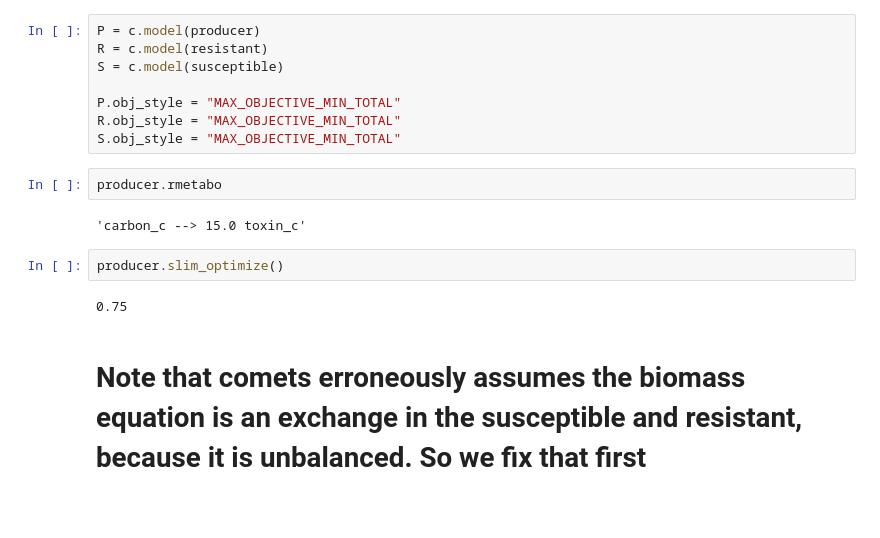
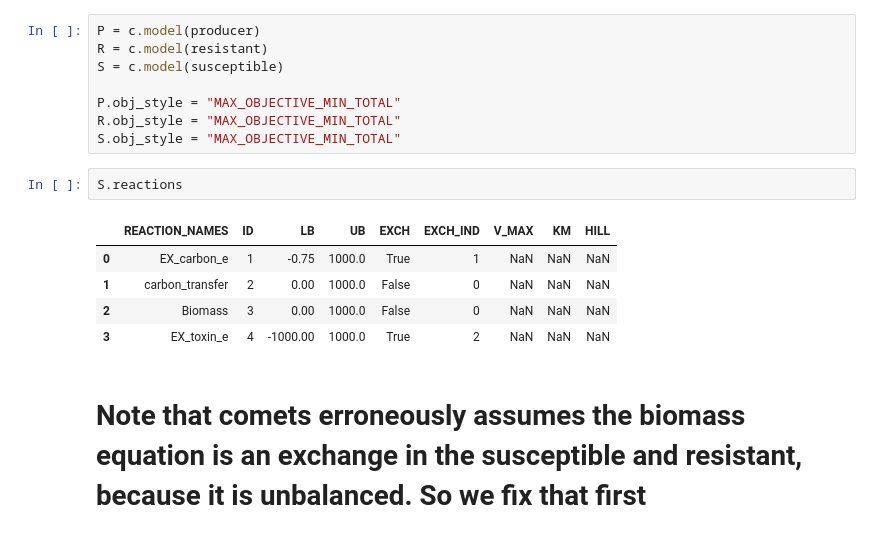
Before and after one commit to bisesi/Toxins-Growth-Rate, a Jupyter notebook: archived/jmc-scripts/growth_rate_vs_toxins_simple_models.ipynb, the cells around one changed output. Drawn from its saved outputs; the diff is of its cells as text; blank space fills up the shorter version.

```diff
--- a/archived/jmc-scripts/growth_rate_vs_toxins_simple_models.ipynb
+++ b/archived/jmc-scripts/growth_rate_vs_toxins_simple_models.ipynb
@@ -95,14 +95,14 @@ S = c.model(susceptible)
 P.obj_style = "MAX_OBJECTIVE_MIN_TOTAL"
 R.obj_style = "MAX_OBJECTIVE_MIN_TOTAL"
 S.obj_style = "MAX_OBJECTIVE_MIN_TOTAL"
-# %%
-producer.rmetabo
-# %% [output]
-'carbon_c --> 15.0 toxin_c'
-# %%
-producer.slim_optimize()
-# %% [output]
-0.75
+# %%
+S.reactions
+# %% [output]
+|  | REACTION_NAMES | ID | LB | UB | EXCH | EXCH_IND | V_MAX | KM | HILL |
+| 0 | EX_carbon_e | 1 | -0.75 | 1000.0 | True | 1 | NaN | NaN | NaN |
+| 1 | carbon_transfer | 2 | 0.00 | 1000.0 | False | 0 | NaN | NaN | NaN |
+| 2 | Biomass | 3 | 0.00 | 1000.0 | False | 0 | NaN | NaN | NaN |
+| 3 | EX_toxin_e | 4 | -1000.00 | 1000.0 | True | 2 | NaN | NaN | NaN |
 # %% [markdown]
 # Note that comets erroneously assumes the biomass equation is an exchange in the susceptible and resistant, because it is unbalanced. So we fix that first
 # %%
```
Also changed, not shown: parts of 4 cells of this notebook, 6 other files.
